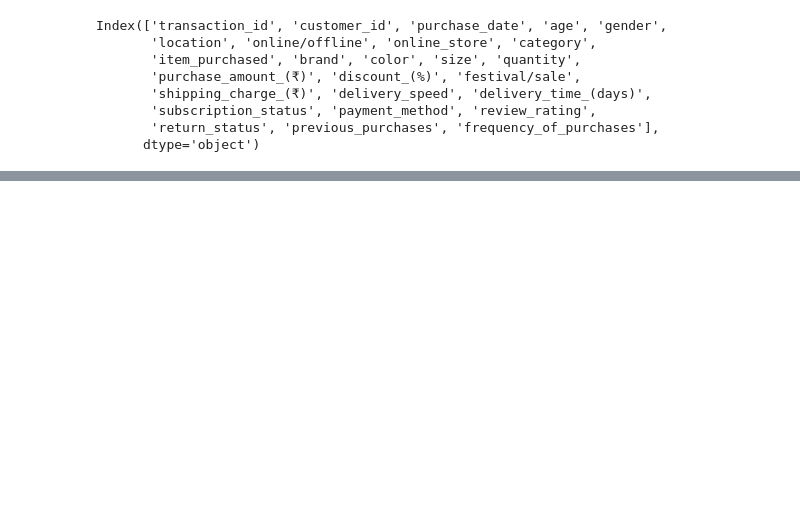
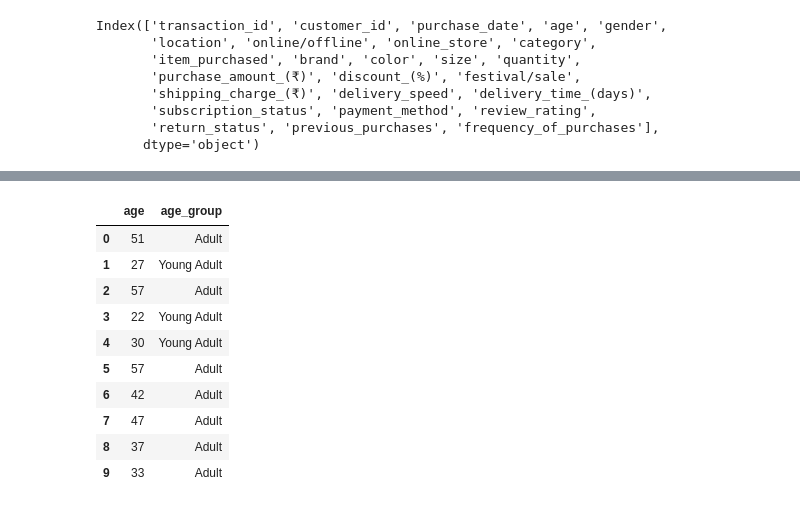
Before and after one commit to rudrascience/Customer-Shopping-Trends-Analysis, a Jupyter notebook: Kaggle_Customer_Shopping_Behavior.ipynb, the cells around one changed output, grey strips where cells are left out. Drawn from its saved outputs; the diff is of its cells as text; code cells hidden in the pictures; blank space fills up the shorter version.

```diff
--- a/Kaggle_Customer_Shopping_Behavior.ipynb
+++ b/Kaggle_Customer_Shopping_Behavior.ipynb
@@ -70,8 +70,3 @@ df.isnull().sum()
 | Previous Purchases | 0 |
 | Frequency of Purchases | 0 |
 dtype: int64
-# %%
-df['Online Store'].fillna('In-store purchase', inplace=True)
-df['Size'] = df.groupby('Item Purchased')['Size'].transform(lambda x: x.fillna(x.mode()[0] if not x.mode().empty else 'N/A'))
-df['Festival/Sale'].fillna('Standard Day', inplace=True)
-df['Delivery Speed'].fillna('N/A(Offline purchase)', inplace=True)
@@ -130,3 +85,8 @@ Index(['transaction_id', 'customer_id', 'purchase_date', 'age', 'gender',
        'subscription_status', 'payment_method', 'review_rating',
        'return_status', 'previous_purchases', 'frequency_of_purchases'],
       dtype='object')
+# %%
+df['online_store'].fillna('In-store purchase',inplace=True)
+df['size'] = df.groupby('item_purchased')['size'].transform(lambda x: x.fillna(x.mode()[0] if not x.mode().empty else 'N/A'))
+df['festival/sale'].fillna('Standard Day',inplace=True)
+df['delivery_speed'].fillna('N/A(Offline purchase)',inplace=True)
@@ -135,3 +110,17 @@ Index(['transaction_id', 'customer_id', 'purchase_date', 'age', 'gender',
 labels = ['Young Adult', 'Adult', 'Senior']
 bins = [18, 30, 60, 100]
 df['age_group'] = pd.cut(df['age'], bins=bins, labels=labels, right=True)
+# %%
+df[['age','age_group']].head(10)
+# %% [output]
+|  | age | age_group |
+| 0 | 51 | Adult |
+| 1 | 27 | Young Adult |
+| 2 | 57 | Adult |
+| 3 | 22 | Young Adult |
+| 4 | 30 | Young Adult |
+| 5 | 57 | Adult |
+| 6 | 42 | Adult |
+| 7 | 47 | Adult |
+| 8 | 37 | Adult |
+| 9 | 33 | Adult |
```
Also changed, not shown: parts of 3 cells of this notebook.
